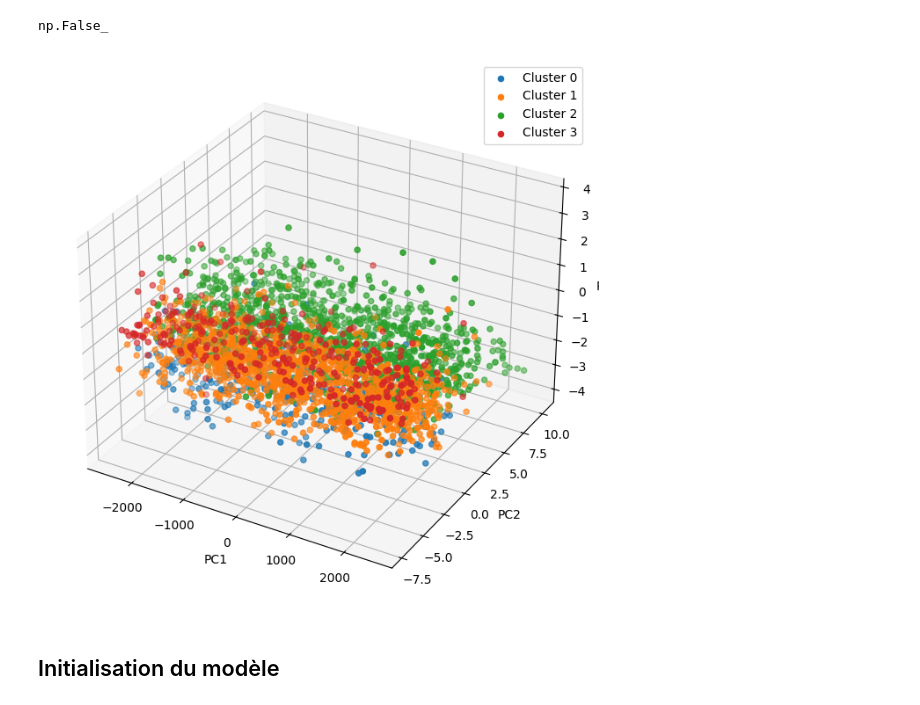
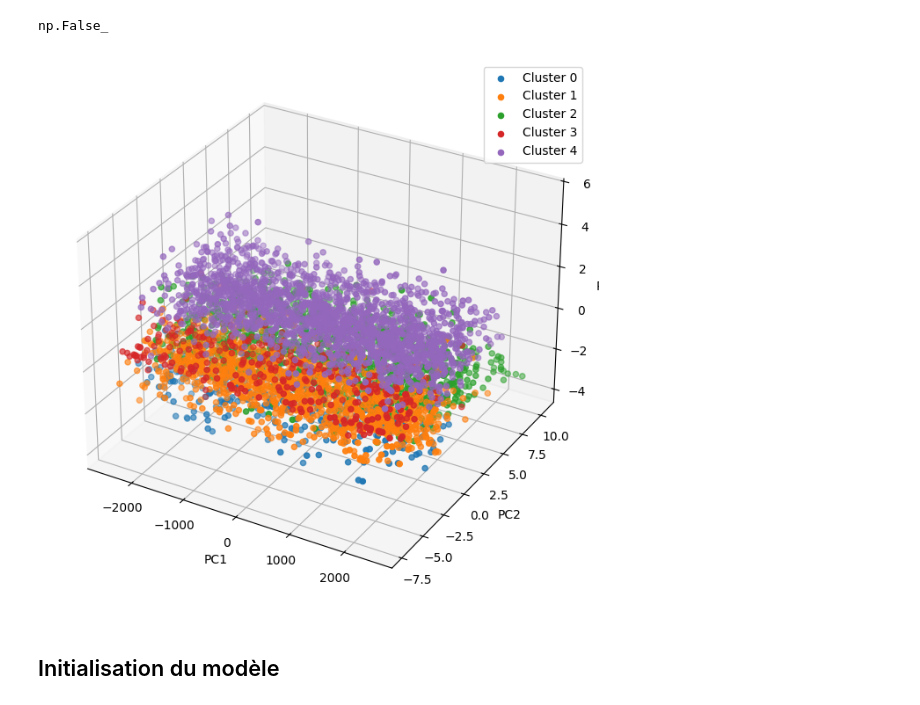
Before and after one commit to Echidori/kantar-tp, a Jupyter notebook: Partie_3/cross_classification_vert.ipynb, the cells around one changed output. Cells and saved outputs as stored; diff of their text form; code cells hidden in the pictures.

Commit message:
5th cluster take into account for Green

```diff
--- a/Partie_3/cross_classification_vert.ipynb
+++ b/Partie_3/cross_classification_vert.ipynb
@@ -97,22 +97,22 @@ np.False_
 # %%
 # Représentation en 3D dans l'espace des composantes principales
 pca = PCA(n_components=3)
 features_pca = pca.fit_transform(data.values)
 
 fig = plt.figure(figsize=(10, 8))
 ax = fig.add_subplot(111, projection='3d')
 
-for cluster in range(4):
+for cluster in range(5):
     cluster_indices = data[data['cluster'] == cluster].index
     ax.scatter(features_pca[cluster_indices, 0], features_pca[cluster_indices, 1], features_pca[cluster_indices, 2], label=f'Cluster {cluster}')
 
 ax.set_xlabel('PC1')
 ax.set_ylabel('PC2')
 ax.set_zlabel('PC3')
 ax.legend()
 plt.show()
 # %% [output]
-[figure, old version]
+[figure, new version]
 # %% [markdown]
 ## Initialisation du modèle
 # %% [markdown]
```
Also changed, not shown: parts of 3 cells of this notebook, 1 other file.
